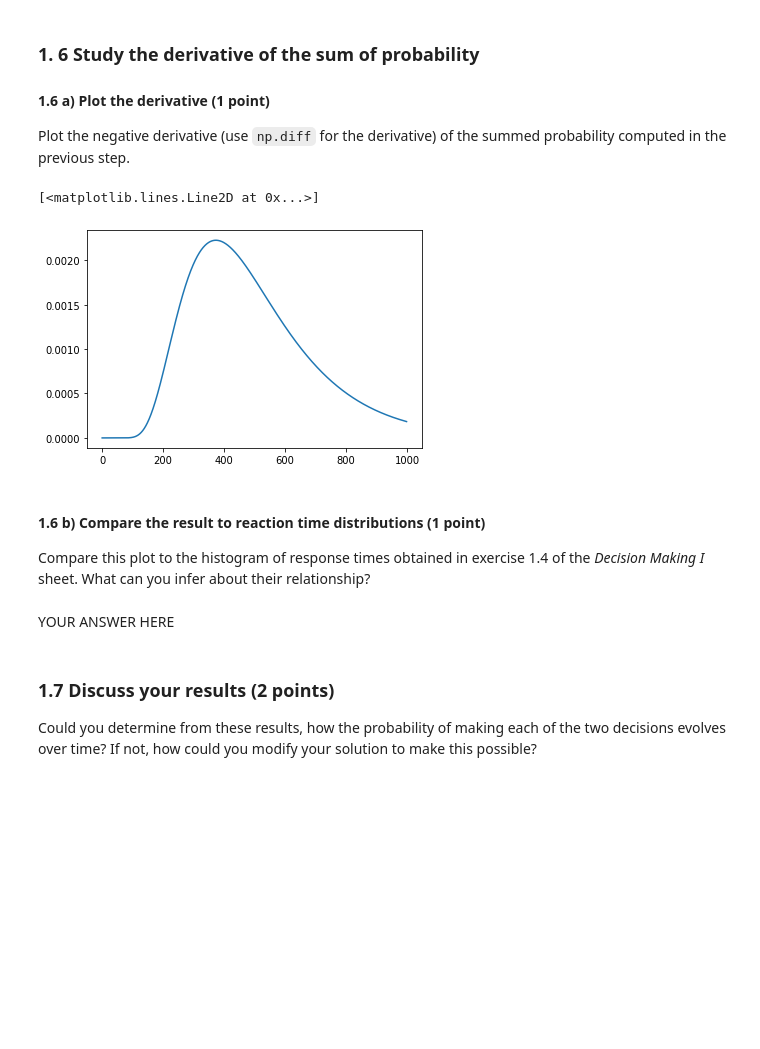
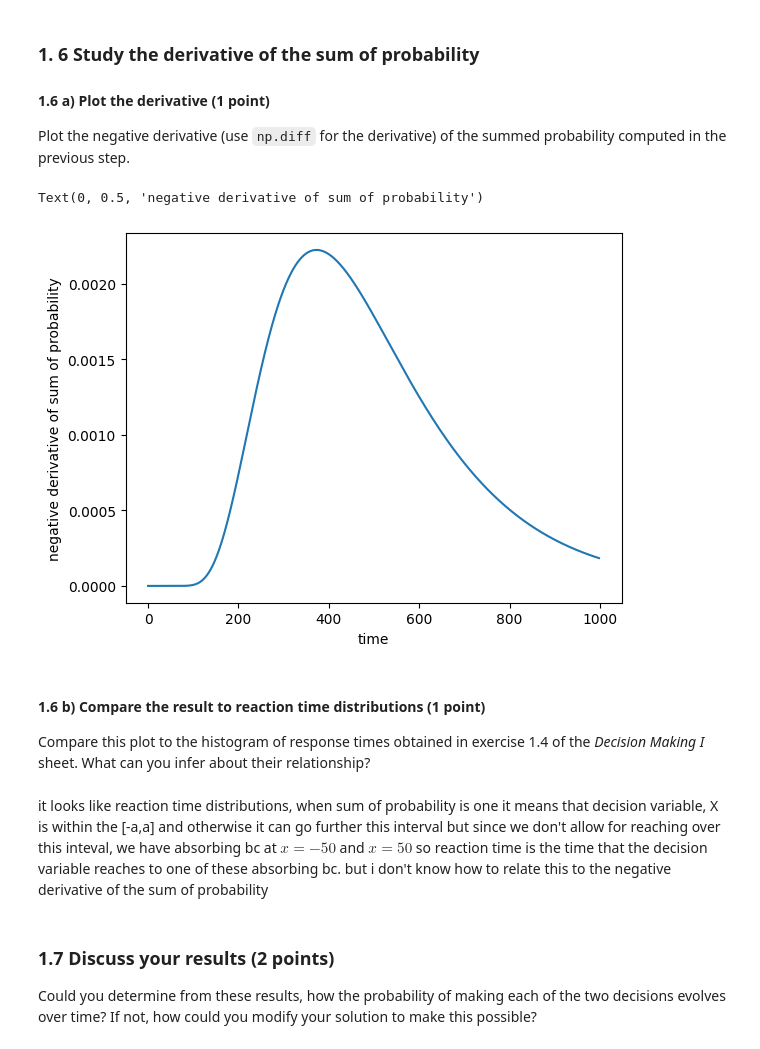
Before and after one commit to Erfan7bt/MHBF, a Jupyter notebook: 6-decision-making-II/decision-making-II.ipynb, the cells around one changed output. Saved outputs shown, nothing was run; the diff lists cells and outputs as text; code cells hidden in the pictures; blank space fills up the shorter version.

```diff
--- a/6-decision-making-II/decision-making-II.ipynb
+++ b/6-decision-making-II/decision-making-II.ipynb
@@ -247,18 +251,25 @@ we are propagating a delta distribution at $t=0$ by a normal transition distribu
 Plot the negative derivative (use `np.diff` for the derivative) of the summed probability computed in the previous step.
 # %%
 # YOUR CODE HERE
-d_sum_P1=np.diff(sum_P1,axis=0)
+
+sum_P1_derivative=-np.diff(sum_P1,axis=0)
+
 plt.figure()
-plt.plot(-d_sum_P1)
+plt.plot(sum_P1_derivative)
+plt.xlabel('time')
+plt.ylabel('negative derivative of sum of probability')
+
+
+
 # raise NotImplementedError()
 # %% [output]
-[<matplotlib.lines.Line2D at 0x...>]
+Text(0, 0.5, 'negative derivative of sum of probability')
-[figure, old version]
+[figure, new version]
 # %% [markdown]
 #### 1.6 b) Compare the result to reaction time distributions (1 point)
 Compare this plot to the histogram of response times obtained in exercise 1.4 of the *Decision Making I* sheet. What can you infer about their relationship?
-# %% [markdown]
-YOUR ANSWER HERE
+# %% [markdown]
+it looks like reaction time distributions, when sum of probability is one it means that decision variable, X is within the [-a,a] and otherwise it can go further this interval but since we don't allow for reaching over this inteval, we have absorbing bc at $x=-50$ and $x=50$ so reaction time is the time that the decision variable reaches to one of these absorbing bc. but i don't know how to relate this to the negative derivative of the sum of probability
 # %% [markdown]
 ### 1.7 Discuss your results (2 points)
 
```
Also changed, not shown: parts of 25 cells of this notebook.
